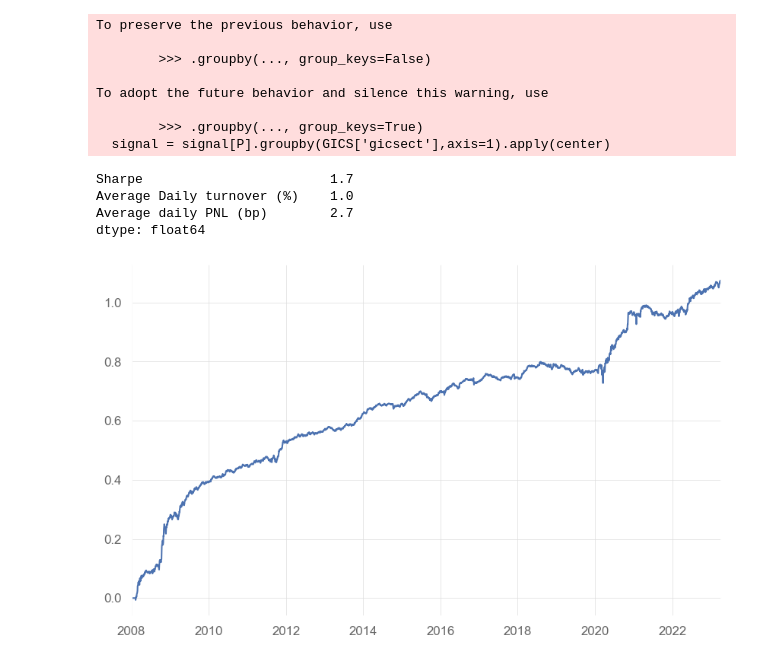
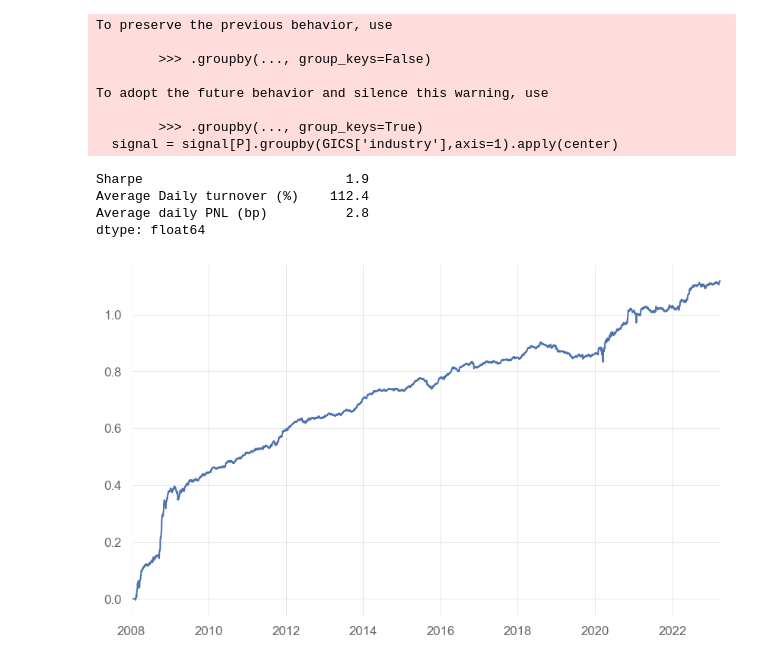
Before and after one commit to nabz78350/backtesting, a Jupyter notebook: strat_decay.ipynb, the cells around one changed output. Cells and saved outputs as stored; diff of their text form; code cells hidden in the pictures.

```diff
--- a/strat_decay.ipynb
+++ b/strat_decay.ipynb
@@ -71,32 +80,32 @@ results = results.reindex_like(P).ffill()
 # %%
 signal = results[P].ffill()
 signal = signal[P].rolling(5).rank(axis=0,pct=True,ascending=False).clip(0.01,0.99) ## ts rank of the metrics on the last 5 trading days
 ## we rank it decreasing as we expect the metrics mean revert
 signal = signal[P].rank(axis=1,pct=True,ascending=True).clip(0.01,0.99).apply(norm.ppf) ## cross sectionnal rank to avoid high/low price bias between stocks
 signal[signal.abs()<1] = 0
 
 signal = signal[P].groupby(GICS['gicsect'],axis=1).apply(center)
 signal = signal[P].div(signal[P].abs().sum(1),0)
 
 PNL = (signal[P].shift()*R).sum(1)
 sr = sharpe(PNL)
 turnover = signal.fillna(0).diff().abs().sum(1).mean()
 PNL.cumsum().plot()
-pd.Series({'Sharpe':sr,'Average Daily turnover (%)':turnover,'Average daily PNL (bp)':PNL.mean()*1e4}).round(1)
+pd.Series({'Sharpe':sr,'Average Daily turnover (%)':turnover * 100,'Average daily PNL (bp)':PNL.mean()*1e4}).round(1)
 # %% [output]
 To preserve the previous behavior, use
 
         >>> .groupby(..., group_keys=False)
 
 To adopt the future behavior and silence this warning, use
 
         >>> .groupby(..., group_keys=True)
-  signal = signal[P].groupby(GICS['gicsect'],axis=1).apply(center)
+  signal = signal[P].groupby(GICS['industry'],axis=1).apply(center)
-Sharpe                        1.7
-Average Daily turnover (%)    1.0
-Average daily PNL (bp)        2.7
+Sharpe                          1.9
+Average Daily turnover (%)    112.4
+Average daily PNL (bp)          2.8
 dtype: float64
-[figure, old version]
+[figure, new version]
 # %%
 signal.count(1).plot(label ='# positions',legend=True)
 # %% [output]
```
Also changed, not shown: parts of 3 cells of this notebook, 9 other files.
